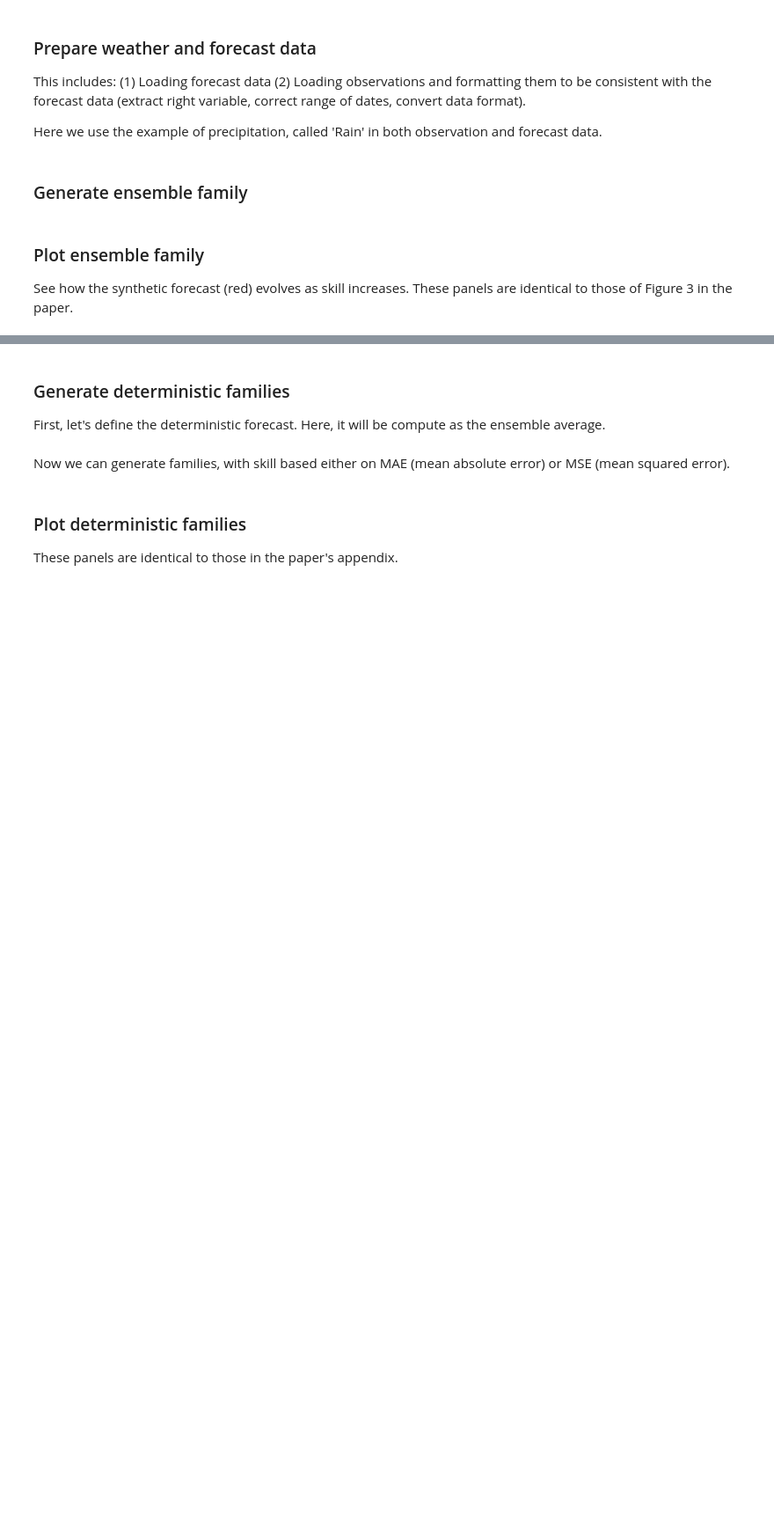
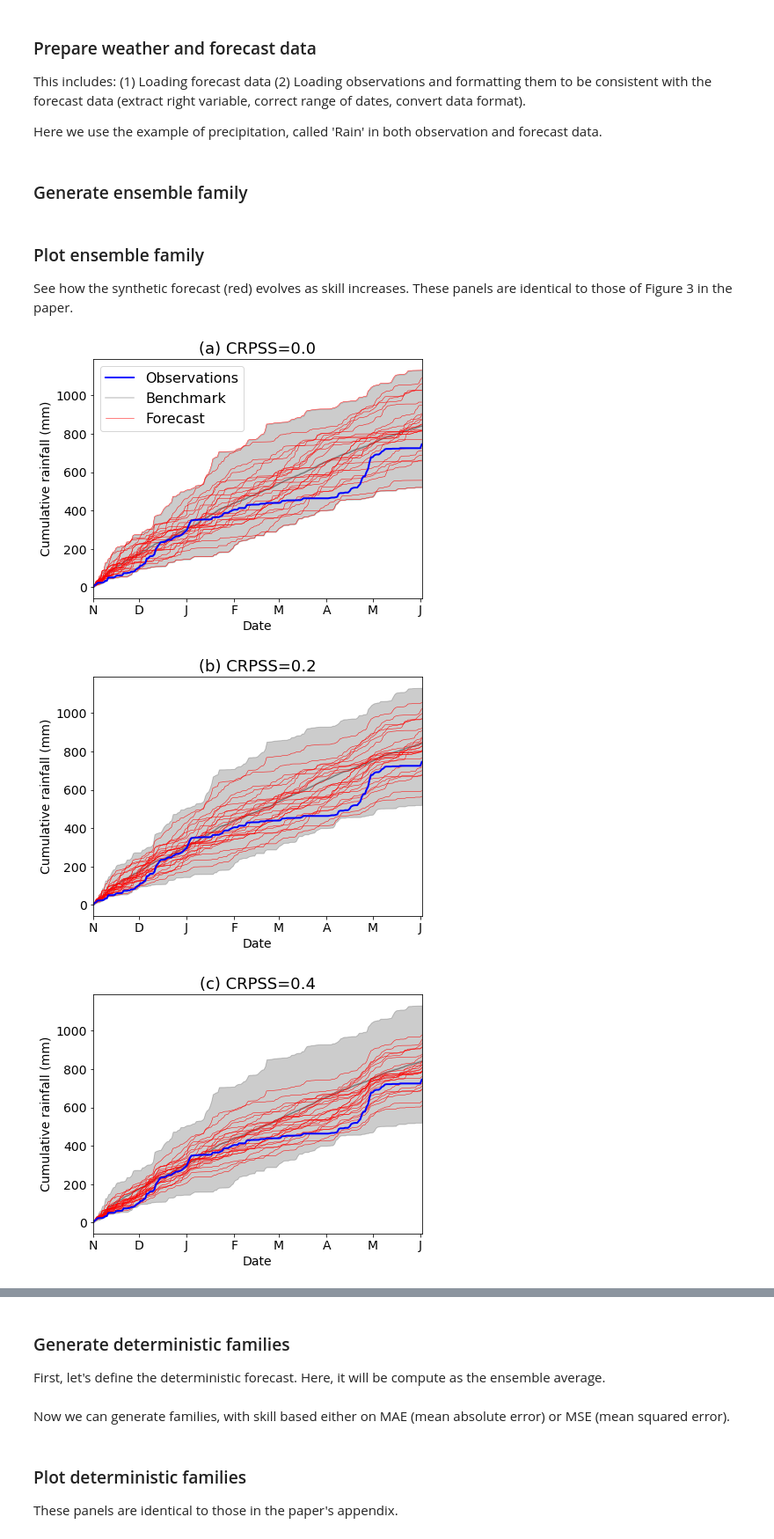
Before and after one commit to charlesrouge/forecast_families, a Jupyter notebook: Forecast_families_demo.ipynb, the cells around one changed output, grey strips where cells are left out. Shown: that part at 88% size. Cells and saved outputs as stored; diff of their text form; code cells hidden in the pictures; blank space fills up the shorter version.

```diff
--- a/Forecast_families_demo.ipynb
+++ b/Forecast_families_demo.ipynb
@@ -107,11 +107,15 @@ See how the synthetic forecast (red) evolves as skill increases. These panels ar
 # %%
 from src.ensemble import plot_family
 
 plot_family(hist_file='data/hist_clim_data.csv',
             forecast_path='data/example/ECMWF_bias_corr_20111101.csv',
             family_path=['example_results/ensemble_family/Forecast_', ''],
-            skill_specs=skill_specs,
+            skill_values=skill_specs['value'].values,
             var_name='Rain',
             destination='example_results/ensemble_family/',
             display=True
            )
+# %% [output]
+[figure, added]
+[figure, added]
+[figure, added]
```
Also changed, not shown: parts of 3 cells of this notebook, 3 other files.
